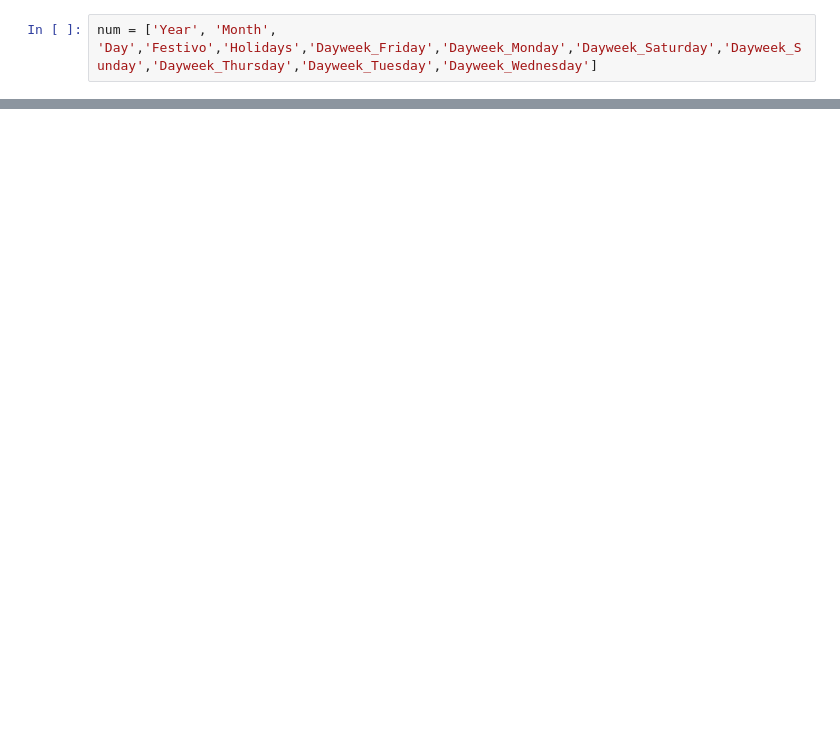
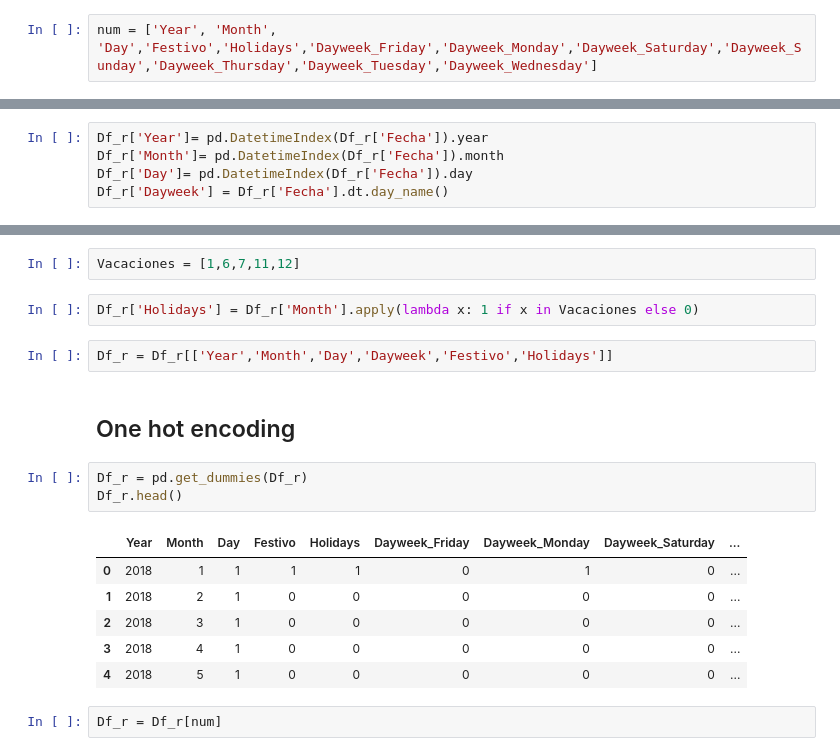
Before and after one commit to Sigomezgi/Runt-TAE, a Jupyter notebook: Runt test.ipynb, the cells around one changed output, grey strips where cells are left out. Saved outputs shown, nothing was run; the diff lists cells and outputs as text; blank space fills up the shorter version.

```diff
--- a/Runt test.ipynb
+++ b/Runt test.ipynb
@@ -50,0 +37,5 @@ plt.show()
+# %%
+Df_r['Year']= pd.DatetimeIndex(Df_r['Fecha']).year
+Df_r['Month']= pd.DatetimeIndex(Df_r['Fecha']).month
+Df_r['Day']= pd.DatetimeIndex(Df_r['Fecha']).day
+Df_r['Dayweek'] = Df_r['Fecha'].dt.day_name()
@@ -50,0 +51,20 @@ plt.show()
+# %%
+Vacaciones = [1,6,7,11,12]
+# %%
+Df_r['Holidays'] = Df_r['Month'].apply(lambda x: 1 if x in Vacaciones else 0)
+# %%
+Df_r = Df_r[['Year','Month','Day','Dayweek','Festivo','Holidays']]
+# %% [markdown]
+## One hot encoding
+# %%
+Df_r = pd.get_dummies(Df_r)
+Df_r.head()
+# %% [output]
+|  | Year | Month | Day | Festivo | Holidays | Dayweek_Friday | Dayweek_Monday | Dayweek_Saturday | ... |
+| 0 | 2018 | 1 | 1 | 1 | 1 | 0 | 1 | 0 | ... |
+| 1 | 2018 | 2 | 1 | 0 | 0 | 0 | 0 | 0 | ... |
+| 2 | 2018 | 3 | 1 | 0 | 0 | 0 | 0 | 0 | ... |
+| 3 | 2018 | 4 | 1 | 0 | 0 | 0 | 0 | 0 | ... |
+| 4 | 2018 | 5 | 1 | 0 | 0 | 0 | 0 | 0 | ... |
+# %%
+Df_r = Df_r[num]
```
Also changed, not shown: parts of 22 cells of this notebook, 2 other files.
